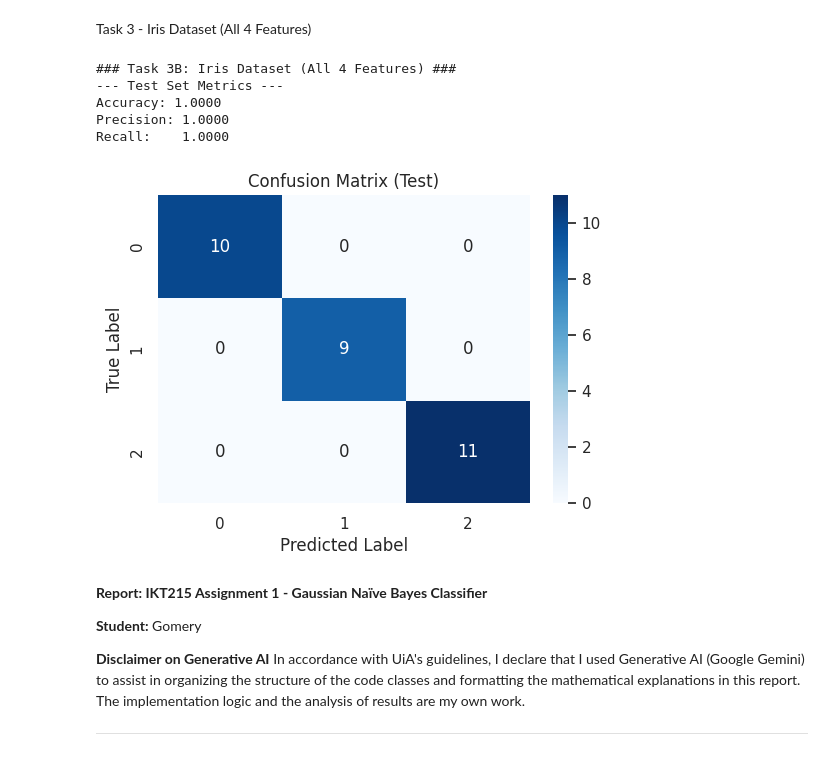
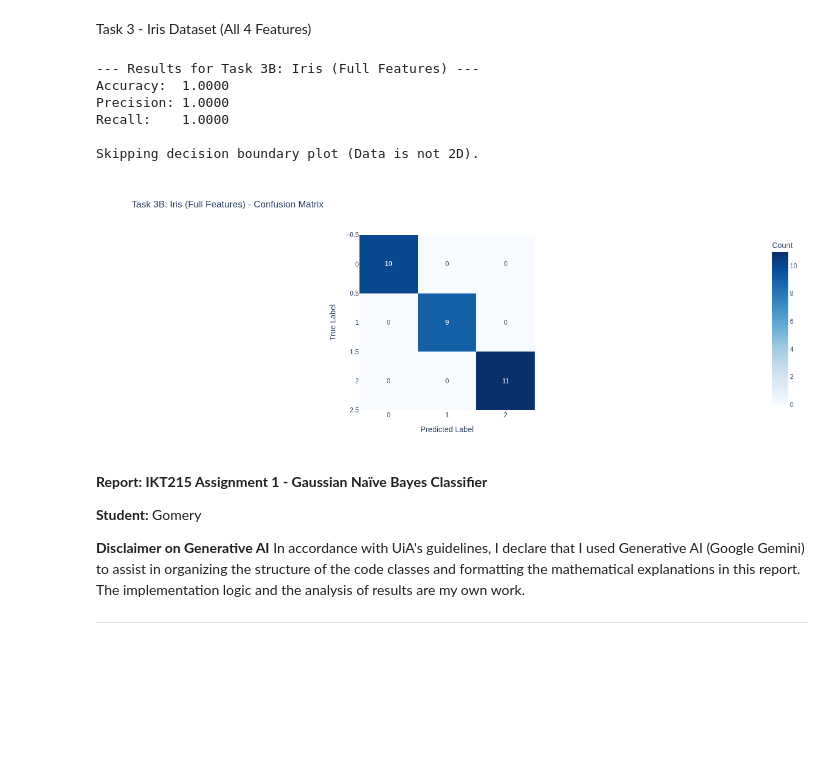
Before and after one commit to valiantlynx/pattern-recognition, a Jupyter notebook: notebooks/03 Assignment 1.ipynb, the cells around one changed output. Drawn from its saved outputs; the diff is of its cells as text; code cells hidden in the pictures; blank space fills up the shorter version.

```diff
--- a/notebooks/03 Assignment 1.ipynb
+++ b/notebooks/03 Assignment 1.ipynb
@@ -144,18 +177,22 @@ Recall:    0.8384
 
 Iris Dataset (2 Sepal Features)
 # %%
-# Task 3 Part A: Iris with 2 features
-print("### Task 3A: Iris Dataset (Sepal Length & Width) ###")
+# Load Iris Data
 iris = load_iris()
-X_iris = iris.data[:, :2]  # First two features only
+X_iris = iris.data
 y_iris = iris.target
 
-X_train_i, X_test_i, y_train_i, y_test_i = train_test_split(X_iris, y_iris, test_size=0.2, random_state=42)
+# Select only the first two features (Sepal Length, Sepal Width)
+X_iris_2d = X_iris[:, :2]
 
-gnb_iris_2 = GaussianNaiveBayes()
-gnb_iris_2.fit(X_train_i, y_train_i)
+# Split
+X_train_2d, X_test_2d, y_train_2d, y_test_2d = train_test_split(X_iris_2d, y_iris, test_size=0.2, random_state=42)
 
-plot_decision_boundary(X_test_i, y_test_i, gnb_iris_2, title="Task 3A: Iris (Sepal Features) Decision Boundary")
-y_pred_i = gnb_iris_2.predict(X_test_i)
-print_metrics(y_test_i, y_pred_i)
+# Train
+gnb_iris_2d = GaussianNBClassifier()
+gnb_iris_2d.fit(X_train_2d, y_train_2d)
+
+# Predict and Visualize
+y_pred_2d = gnb_iris_2d.predict(X_test_2d)
+plot_results(X_test_2d, y_test_2d, y_pred_2d, gnb_iris_2d, "Task 3A: Iris (2 Features)")
 # %% [output]
@@ -169,26 +205,24 @@ Recall:    0.9000
 # %% [markdown]
 Task 3 - Iris Dataset (All 4 Features)
 # %%
-# Task 3 Part B: Iris with all features
-print("### Task 3B: Iris Dataset (All 4 Features) ###")
-X_iris_full = iris.data
-y_iris_full = iris.target
+# Use all 4 features
+X_train_full, X_test_full, y_train_full, y_test_full = train_test_split(X_iris, y_iris, test_size=0.2, random_state=42)
 
-X_train_full, X_test_full, y_train_full, y_test_full = train_test_split(X_iris_full, y_iris_full, test_size=0.2, random_state=42)
-
-gnb_iris_full = GaussianNaiveBayes()
+# Train
+gnb_iris_full = GaussianNBClassifier()
 gnb_iris_full.fit(X_train_full, y_train_full)
 
-# Cannot plot 4D boundary on 2D plane easily, showing metrics and confusion matrix
+# Predict and Visualize
 y_pred_full = gnb_iris_full.predict(X_test_full)
-print_metrics(y_test_full, y_pred_full)
+plot_results(X_test_full, y_test_full, y_pred_full, gnb_iris_full, "Task 3B: Iris (Full Features)")
 # %% [output]
-### Task 3B: Iris Dataset (All 4 Features) ###
---- Test Set Metrics ---
-Accuracy: 1.0000
+--- Results for Task 3B: Iris (Full Features) ---
+Accuracy:  1.0000
 Precision: 1.0000
 Recall:    1.0000
+
+Skipping decision boundary plot (Data is not 2D).
-[figure, old version]
+[figure, new version]
 # %% [markdown]
 
 **Report: IKT215 Assignment 1 - Gaussian Naïve Bayes Classifier**
```
Also changed, not shown: parts of 5 cells of this notebook, 3 other files.
